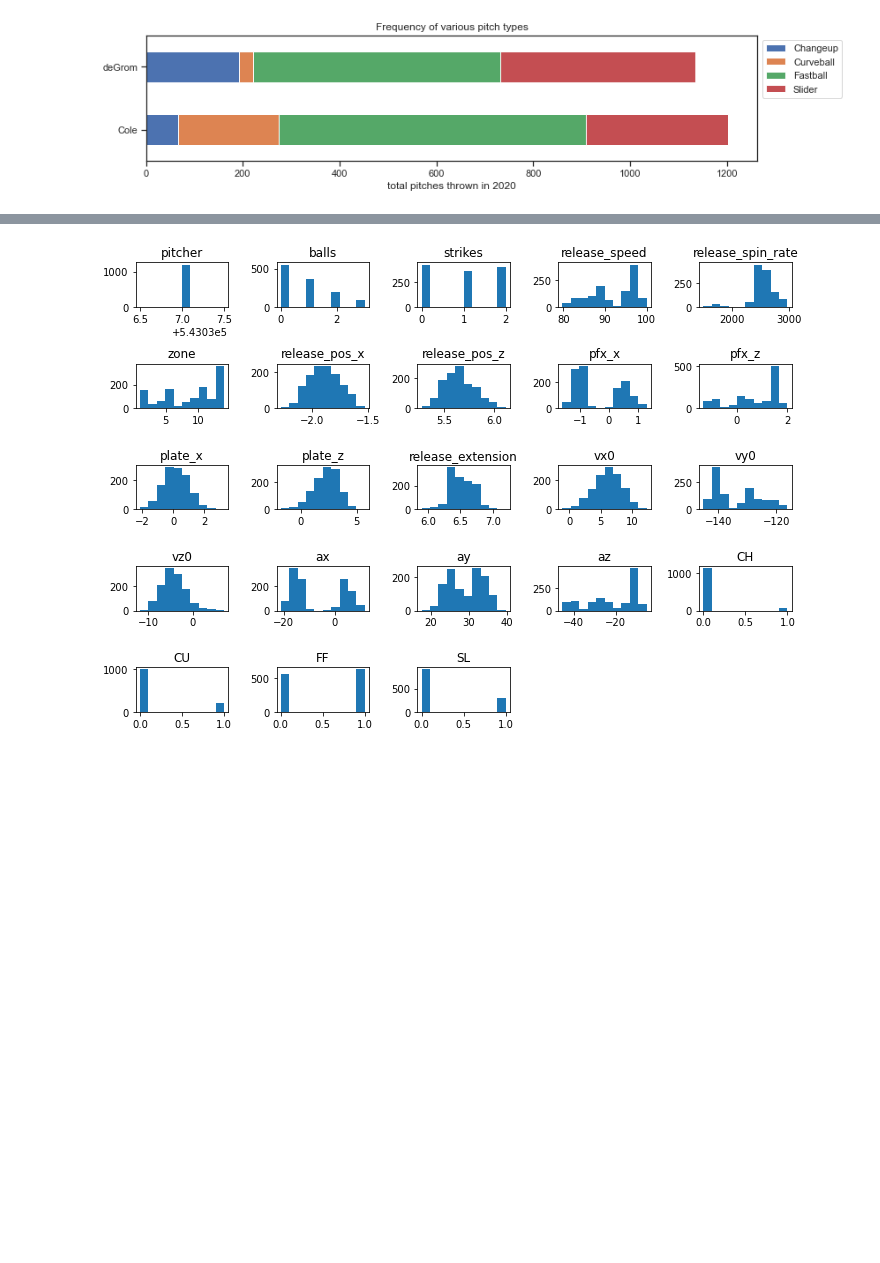
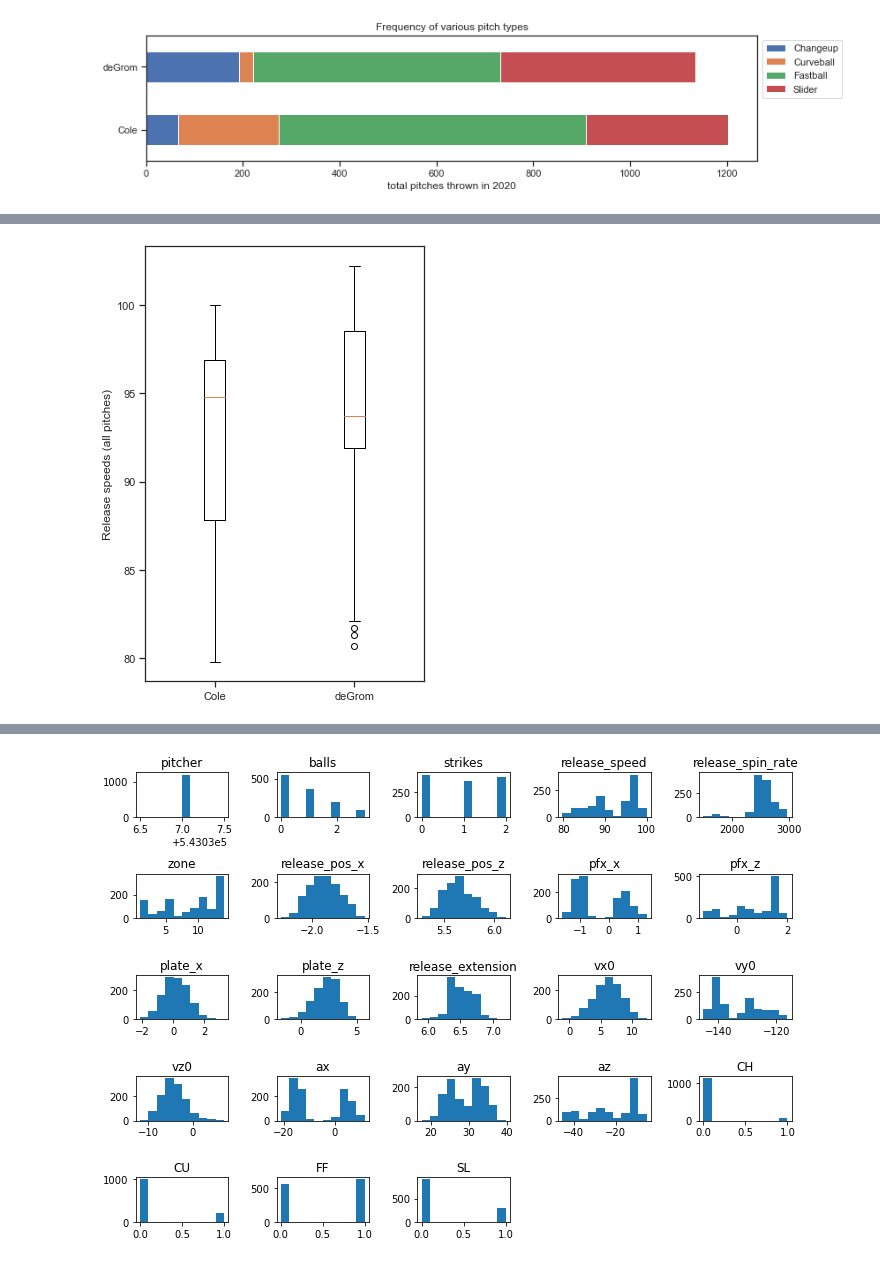
Before and after one commit to konstanzer/Ace_versus_Ace, a Jupyter notebook: src/viz.ipynb, the cells around one changed output, grey strips where cells are left out. Drawn from its saved outputs; the diff is of its cells as text; code cells hidden in the pictures; blank space fills up the shorter version.

Commit message:
boxplots

```diff
--- a/src/viz.ipynb
+++ b/src/viz.ipynb
@@ -73,0 +127,7 @@ plt.savefig('stacked_bar.png')
+# %%
+fig, ax = plt.subplots(figsize=(5,8))
+
+ax.set_ylabel('Release speeds (all pitches)')
+ax.boxplot([cole.release_speed, degrom.release_speed], labels=['Cole', 'deGrom']);
+# %% [output]
+[figure, added]
```
Also changed, not shown: parts of 7 cells of this notebook, 20 other files.
